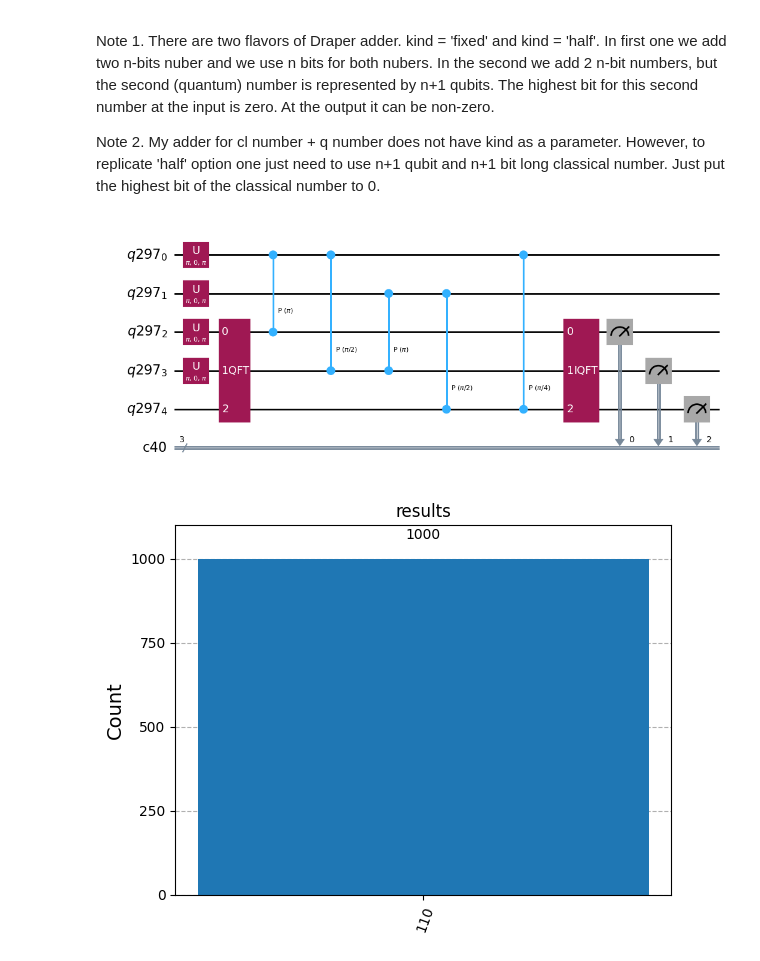
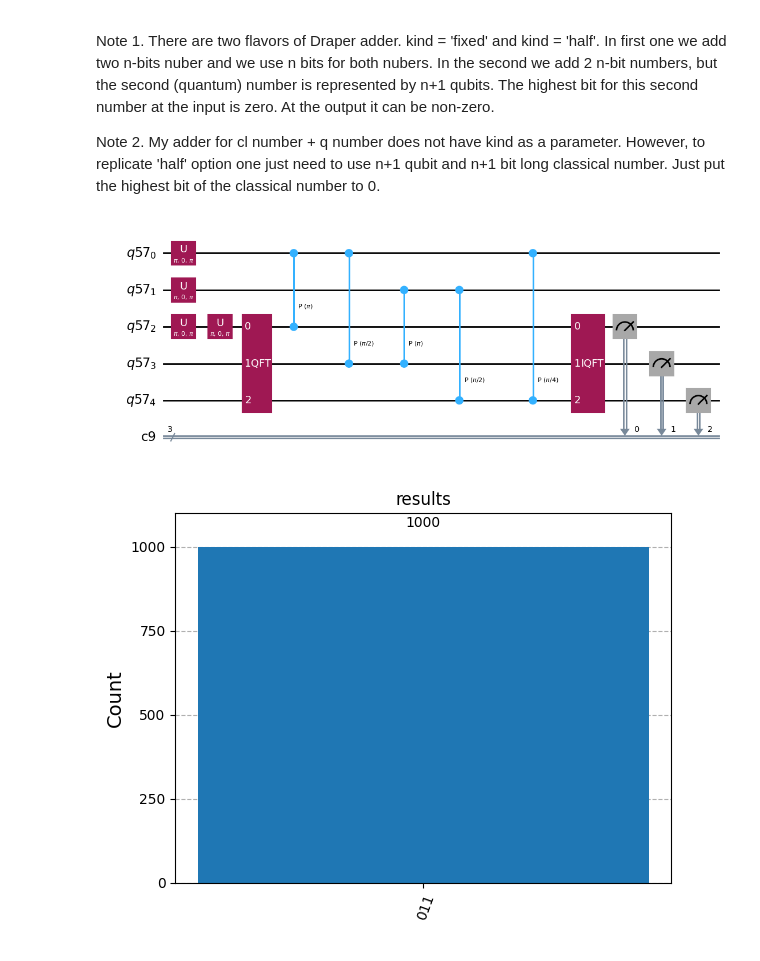
Before and after one commit to OlegUdalov/QC-qiskit-codes, a Jupyter notebook: Shor/modified_drapper_adder.ipynb, the cells around one changed output. Cells and saved outputs as stored; diff of their text form; code cells hidden in the pictures.

```diff
--- a/Shor/modified_drapper_adder.ipynb
+++ b/Shor/modified_drapper_adder.ipynb
@@ -450,21 +452,21 @@ Note 2. My adder for cl number + q number does not have kind as a parameter. How
 # %%
 import qiskit
 from qiskit.circuit.library import DraperQFTAdder
 qreg=qiskit.QuantumRegister(5)
 clreg=qiskit.ClassicalRegister(3)
 qc = qiskit.QuantumCircuit(qreg,clreg)
 qc.x(0)
 qc.x(1)
 qc.x(2)
-qc.x(3)
+qc.x(2)
 qc.draw('mpl')
 qc.append(DraperQFTAdder(2,kind='half', name='DraperQFTAdder'),[qreg[0],qreg[1],qreg[2],qreg[3],qreg[4]])
 qc.measure(2,0)
 qc.measure(3,1)
 qc.measure(4,2)
 qc.decompose().decompose().draw('mpl')
 # %% [output]
-[figure, old version]
+[figure, new version]
 # %%
 qr.plot_hyst_func(qc,1000)
 # %% [output]
```
Also changed, not shown: parts of 4 cells of this notebook, 10 other files.
